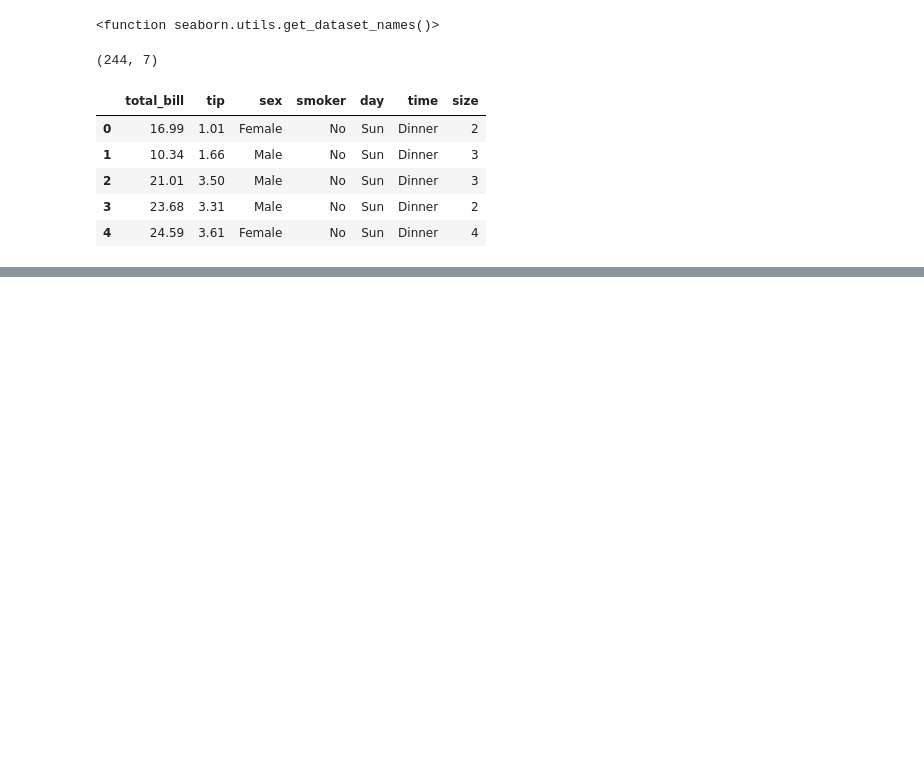
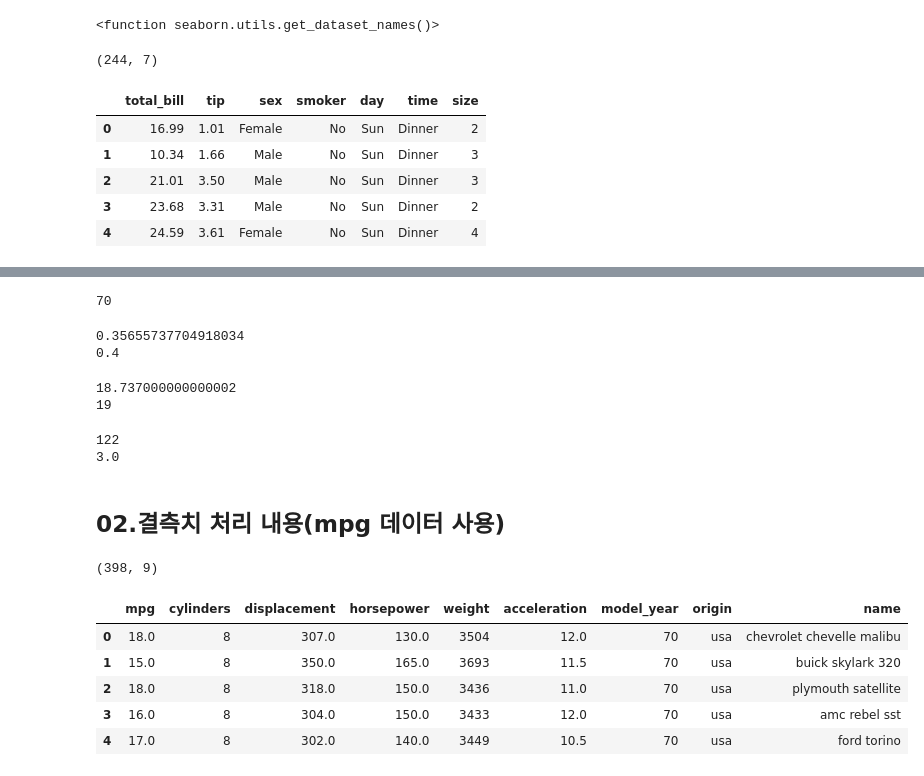
Before and after one commit to va4756/yemoon_bigdata_test, a Jupyter notebook: bigdata_예문_작업1_example1.ipynb, the cells around one changed output, grey strips where cells are left out. Cells and saved outputs as stored; diff of their text form; code cells hidden in the pictures; blank space fills up the shorter version.

```diff
--- a/bigdata_예문_작업1_example1.ipynb
+++ b/bigdata_예문_작업1_example1.ipynb
@@ -36,0 +62,50 @@ print(round(q1))
+# %%
+#문제4) tip 변수의 상위 10개 값의 총합을 구하여 소수점을 버리고 정수로 출력하시오.
+#top_10 = df['tip'].sort_values(ascending=False).head(10)
+top_10 = df.sort_values(by='tip', ascending=False).head(10)
+result = int(top_10['tip'].sum())
+result
+# %% [output]
+70
+# %%
+#문제5) 전체 데이터에서 sex가 Female인 비율이 얼마인지 소숫점 첫째자리까지 출력하시오.
+cond = df[df['sex'] == 'Female']
+ratio = len(cond) / len(df)
+print(ratio)
+print(round(ratio, 1))
+# %% [output]
+0.35655737704918034
+0.4
+# %%
+#문제6) 첫번째 행부터 순서대로 10개 뽑은 후 total_bill 열의 평균값을 반올림하여 정수로 출력하시오.
+top_10 = df.head(10)
+# result = top_10['total_bill'].mean()
+result = df.loc[0:9]['total_bill'].mean()
+print(result)
+print(round(result))
+# %% [output]
+18.737000000000002
+19
+# %%
+#문제7) 첫번째 행부터 순서대로 50% 까지 데이터를 뽑아서 tip 변수의 중앙값을 구하시오.
+half = int(len(df) * 0.5 )
+print(half)
+result = df[:half]['tip'].median()
+print(result)
+# %% [output]
+122
+3.0
+# %% [markdown]
+## 02.결측치 처리 내용(mpg 데이터 사용)
+# %%
+df = sns.load_dataset('mpg')
+print(df.shape)
+df.head()
+# %% [output]
+(398, 9)
+|  | mpg | cylinders | displacement | horsepower | weight | acceleration | model_year | origin | name |
+| 0 | 18.0 | 8 | 307.0 | 130.0 | 3504 | 12.0 | 70 | usa | chevrolet chevelle malibu |
+| 1 | 15.0 | 8 | 350.0 | 165.0 | 3693 | 11.5 | 70 | usa | buick skylark 320 |
+| 2 | 18.0 | 8 | 318.0 | 150.0 | 3436 | 11.0 | 70 | usa | plymouth satellite |
+| 3 | 16.0 | 8 | 304.0 | 150.0 | 3433 | 12.0 | 70 | usa | amc rebel sst |
+| 4 | 17.0 | 8 | 302.0 | 140.0 | 3449 | 10.5 | 70 | usa | ford torino |
```
Also changed, not shown: parts of 7 cells of this notebook.
